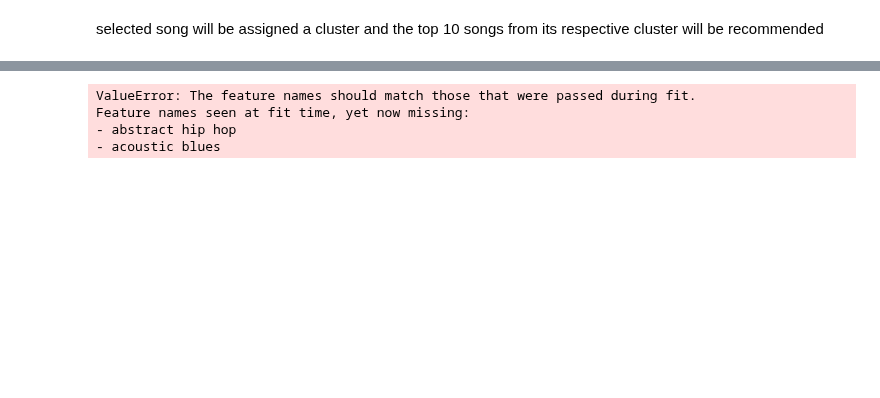
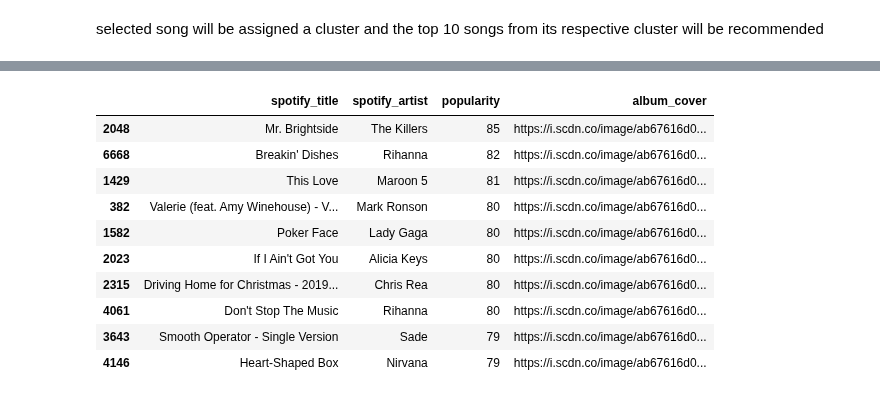
Before and after one commit to howtotrainyourDA/SpotipySongRecommender_practise, a Jupyter notebook: notebooks/5_recommender.ipynb, the cells around one changed output, grey strips where cells are left out. Cells and saved outputs as stored; diff of their text form; code cells hidden in the pictures; blank space fills up the shorter version.

Commit message:
solved some issues with code, can't deploy and temporarily running from one .py file rather than splitting into app.pty and functions.py

```diff
--- a/notebooks/5_recommender.ipynb
+++ b/notebooks/5_recommender.ipynb
@@ -93,16 +91,39 @@ def get_recommendations(selected_track_info, n_recommendations=10):
     """
     Main recommendation function that takes a song's details and provides song recommendations.
     """
-    # 1. Use the selected track info directly (already passed as a dict)
-    user_song_df = pd.DataFrame([selected_track_info])
+    # 1. Build a dtaframe with the correct columns used in scaling and modeling
+    user_song_data = {
+        'release_date': int(selected_track_info['release_date'].split('-')[0]),
+        'popularity': selected_track_info['popularity'],
+        'duration_ms': selected_track_info['duration_ms'],
+        'explicit': selected_track_info['explicit']
+    }
+
+    # Add the genres column
+    # Load the columns used in spotify_numerical.csv and remove the first 4 columns
+    genres_columns = pd.read_csv('../data/6_spotify_numerical_scaled.csv').columns[4:-1]
+
+    # Add the genres column to user_song_data, if the genre is in the list, add 1, if not, add 0
+    for genre in genres_columns:
+        if genre in selected_track_info['genres']:
+            user_song_data[genre] = 1
+        else:
+            user_song_data[genre] = 0
+
+    # Convert the dictionary to a DataFrame
+    user_song_df = pd.DataFrame([user_song_data])
 
     # 2. Scale the features and predict cluster
-    scaled_features = spotify_scaler.transform(user_song_df[['popularity', 'duration_ms', 'explicit']])
-    cluster = kmeans_model.predict(scaled_features)[0]
+    user_song_scaled = spotify_scaler.transform(user_song_df)
+    # add the columms
+    user_song_scaled_df = pd.DataFrame(user_song_scaled, columns=user_song_df.columns)
+
+    # predict the cluster
+    cluster = kmeans_model.predict(user_song_scaled_df)[0]
 
     # 3. Load clustered dataset and filter for the same cluster
     clustered_df = pd.read_csv('../data/8_spotify_million_tracks_clustered.csv')
-    cluster_songs = clustered_df[clustered_df['cluster'] == cluster]
+    cluster_songs = clustered_df[clustered_df['kmeans_cluster'] == cluster]
 
     # 4. Get recommendations excluding the input song
     recommendations = cluster_songs[
@@ -128,9 +149,17 @@ genres                              [classic rock, glam rock, rock]
 Name: 3, dtype: object
 # %%
-recommendations = get_recommendations(track_info_df.iloc[3])
+# get the recommendations
+recommendations = get_recommendations(track_info_df.iloc[0])
 recommendations
 # %% [output]
-ValueError: The feature names should match those that were passed during fit.
-Feature names seen at fit time, yet now missing:
-- abstract hip hop
-- acoustic blues
+|  | spotify_title | spotify_artist | popularity | album_cover |
+| 2048 | Mr. Brightside | The Killers | 85 | https://i.scdn.co/image/ab67616d0... |
+| 6668 | Breakin' Dishes | Rihanna | 82 | https://i.scdn.co/image/ab67616d0... |
+| 1429 | This Love | Maroon 5 | 81 | https://i.scdn.co/image/ab67616d0... |
+| 382 | Valerie (feat. Amy Winehouse) - V... | Mark Ronson | 80 | https://i.scdn.co/image/ab67616d0... |
+| 1582 | Poker Face | Lady Gaga | 80 | https://i.scdn.co/image/ab67616d0... |
+| 2023 | If I Ain't Got You | Alicia Keys | 80 | https://i.scdn.co/image/ab67616d0... |
+| 2315 | Driving Home for Christmas - 2019... | Chris Rea | 80 | https://i.scdn.co/image/ab67616d0... |
+| 4061 | Don't Stop The Music | Rihanna | 80 | https://i.scdn.co/image/ab67616d0... |
+| 3643 | Smooth Operator - Single Version | Sade | 79 | https://i.scdn.co/image/ab67616d0... |
+| 4146 | Heart-Shaped Box | Nirvana | 79 | https://i.scdn.co/image/ab67616d0... |
```
Also changed, not shown: parts of 2 cells of this notebook, 6 other files.
